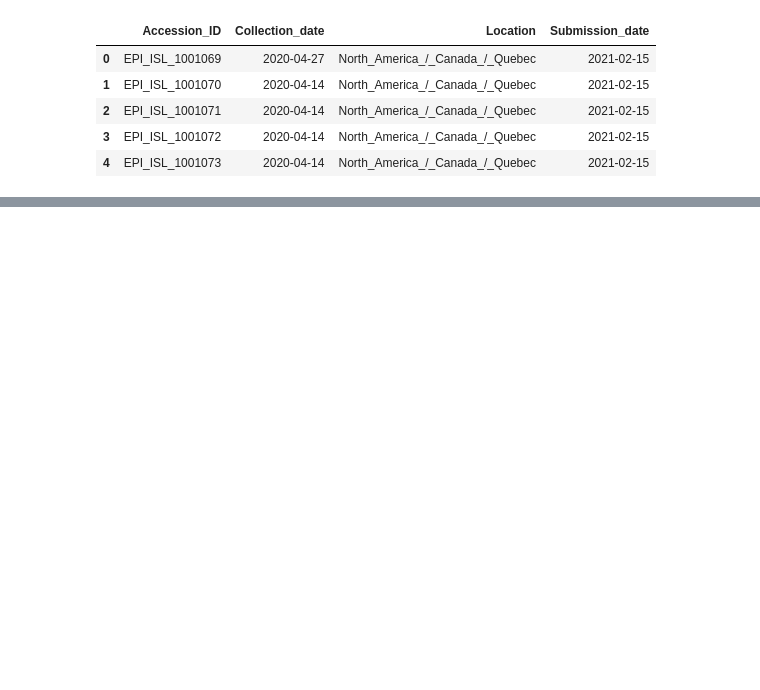
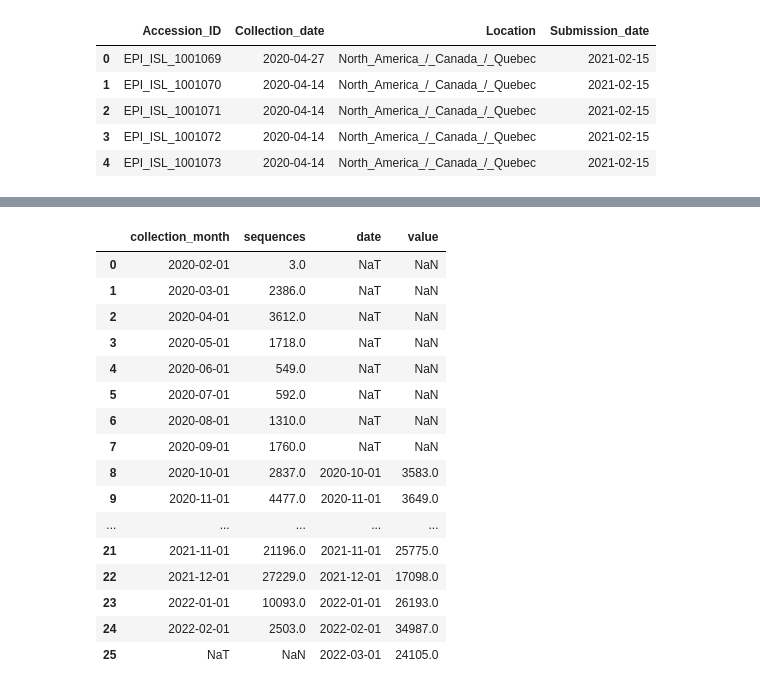
Before and after one commit to eringill/gisaid_uploads, a Jupyter notebook: fraction_uploaded.ipynb, the cells around one changed output, grey strips where cells are left out. Cells and saved outputs as stored; diff of their text form; code cells hidden in the pictures; blank space fills up the shorter version.

```diff
--- a/fraction_uploaded.ipynb
+++ b/fraction_uploaded.ipynb
@@ -85,0 +146,3 @@ array(['Quebec', 'Newfoundland_and_Labrador', 'Saskatchewan', 'Ontario',
+# %%
+merged = pd.merge(g_data, p_df, how='inner', left_on=['Accession_ID'], right_on=['GISAID'])
+merged.head()
@@ -85,0 +160,4 @@ array(['Quebec', 'Newfoundland_and_Labrador', 'Saskatchewan', 'Ontario',
+# %%
+merged_small = merged[['Accession_ID', 'collection_date', 'submission_date', 'Location_x']]
+merged_small.columns = ['accession_ID', 'collection_date', 'submission_date', 'Location']
+merged_small.head()
@@ -85,0 +171,4 @@ array(['Quebec', 'Newfoundland_and_Labrador', 'Saskatchewan', 'Ontario',
+# %%
+merged_small['collection_month'] = merged_small['collection_date'].apply(lambda x: x.replace(day = 1))
+merged_small['submission_month'] = merged_small['submission_date'].apply(lambda x: x.replace(day = 1))
+merged_small.head()
@@ -85,0 +182,4 @@ array(['Quebec', 'Newfoundland_and_Labrador', 'Saskatchewan', 'Ontario',
+# %%
+collection_sum = pd.DataFrame(merged_small.groupby('collection_month')['accession_ID'].count()).reset_index()
+collection_sum.columns = ['collection_month', 'sequences']
+collection_sum
@@ -85,0 +204,21 @@ array(['Quebec', 'Newfoundland_and_Labrador', 'Saskatchewan', 'Ontario',
+# %%
+merged_complete = pd.merge(collection_sum, s_selected, how = 'outer', left_on = 'collection_month', right_on='date')
+merged_complete
+# %% [output]
+|  | collection_month | sequences | date | value |
+| 0 | 2020-02-01 | 3.0 | NaT | NaN |
+| 1 | 2020-03-01 | 2386.0 | NaT | NaN |
+| 2 | 2020-04-01 | 3612.0 | NaT | NaN |
+| 3 | 2020-05-01 | 1718.0 | NaT | NaN |
+| 4 | 2020-06-01 | 549.0 | NaT | NaN |
+| 5 | 2020-07-01 | 592.0 | NaT | NaN |
+| 6 | 2020-08-01 | 1310.0 | NaT | NaN |
+| 7 | 2020-09-01 | 1760.0 | NaT | NaN |
+| 8 | 2020-10-01 | 2837.0 | 2020-10-01 | 3583.0 |
+| 9 | 2020-11-01 | 4477.0 | 2020-11-01 | 3649.0 |
+| ... | ... | ... | ... | ... |
+| 21 | 2021-11-01 | 21196.0 | 2021-11-01 | 25775.0 |
+| 22 | 2021-12-01 | 27229.0 | 2021-12-01 | 17098.0 |
+| 23 | 2022-01-01 | 10093.0 | 2022-01-01 | 26193.0 |
+| 24 | 2022-02-01 | 2503.0 | 2022-02-01 | 34987.0 |
+| 25 | NaT | NaN | 2022-03-01 | 24105.0 |
```
Also changed, not shown: parts of 25 cells of this notebook, 3 other files.
